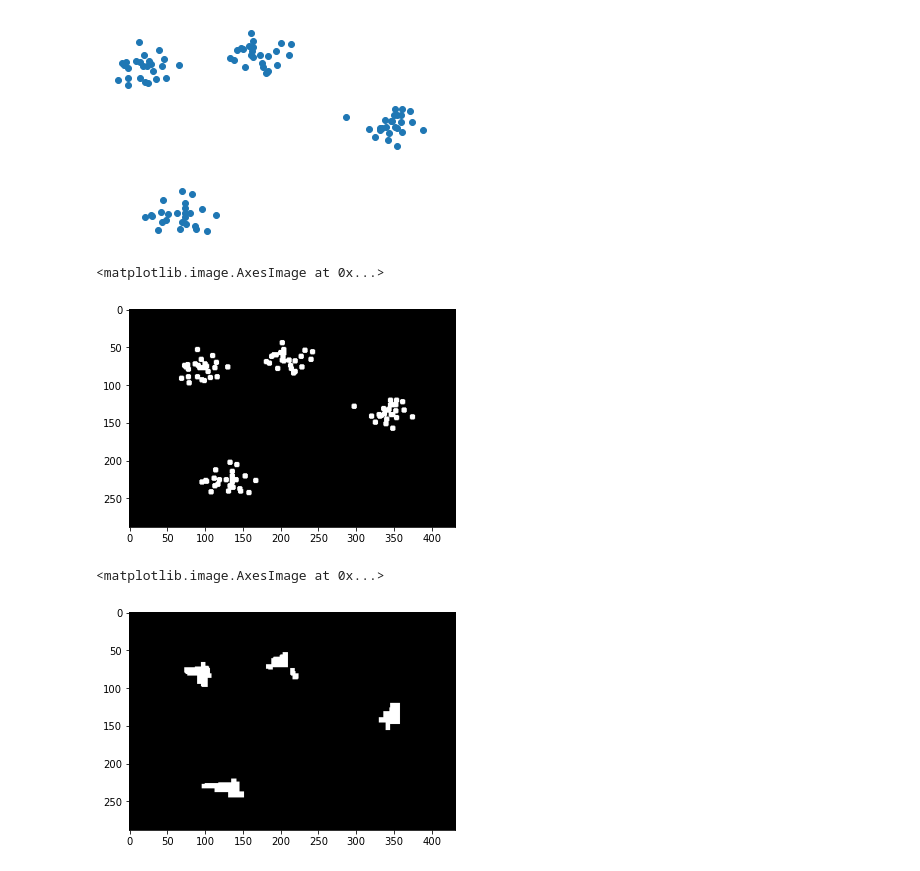
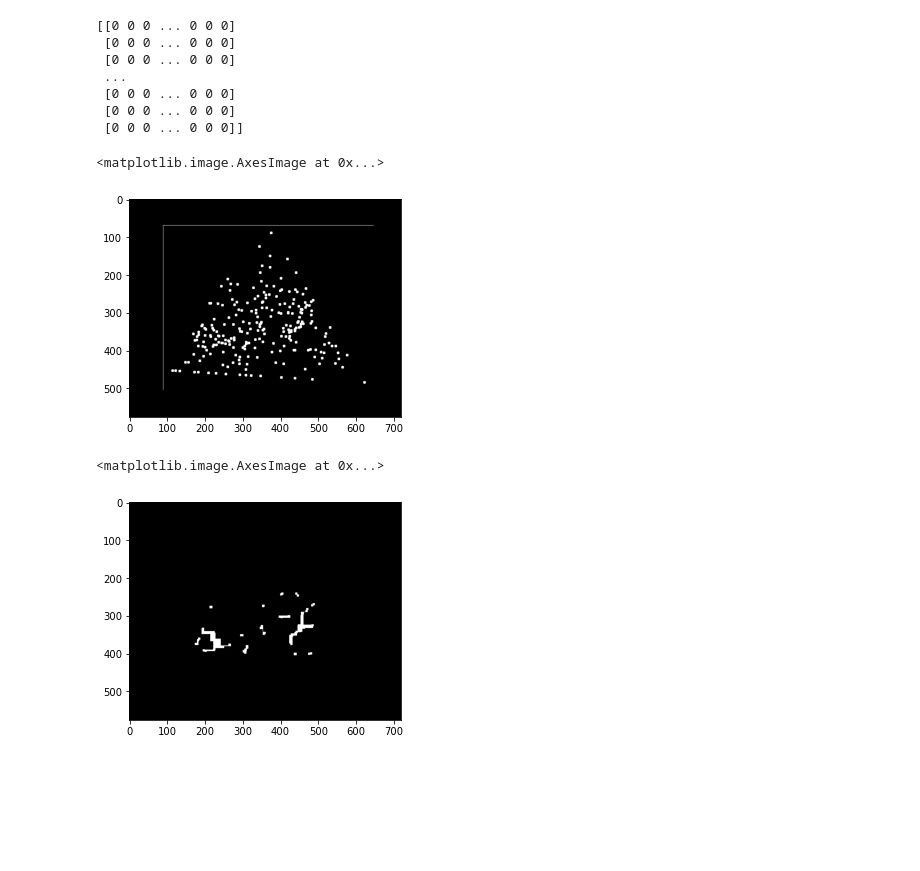
Before and after one commit to nordstromn508/PCA_CCA_Emojiset_Clustering, a Jupyter notebook: Notebook/morphological_operations.ipynb, the cells around one changed output. Saved outputs shown, nothing was run; the diff lists cells and outputs as text; code cells hidden in the pictures; blank space fills up the shorter version.

```diff
--- a/Notebook/morphological_operations.ipynb
+++ b/Notebook/morphological_operations.ipynb
@@ -43,16 +43,23 @@ def get_binary_plot(path):
     plot = cv2.imread(path, cv2.IMREAD_GRAYSCALE)
     bp = plot
     bp[plot == 255] = 0;
-    bp[plot>0] = 255;
+    bp[plot>0] = 1;
     return bp
 # %%
-generate_save_plot(4, 100, 1.0, 42, '../plots/test.png')
-binary_plot = get_binary_plot('../plots/test.png')
+# generate_save_plot(4, 100, 1.0, 42, '../plots/test.png')
+binary_plot = get_binary_plot('../plots/predict/unknow_2.png')
+print(binary_plot)
 plt.imshow(binary_plot, cmap='gray')
 # %% [output]
+[[0 0 0 ... 0 0 0]
+ [0 0 0 ... 0 0 0]
+ [0 0 0 ... 0 0 0]
+ ...
+ [0 0 0 ... 0 0 0]
+ [0 0 0 ... 0 0 0]
+ [0 0 0 ... 0 0 0]]
+<matplotlib.image.AxesImage at 0x...>
-[figure, old version]
+[figure, new version]
-<matplotlib.image.AxesImage at 0x...>
-[figure, removed]
 # %%
 s1=(6,6)
 kernel = cv2.getStructuringElement(cv2.MORPH_RECT, s1)
@@ -67,4 +74,4 @@ morph2 = cv2.morphologyEx(morph1, cv2.MORPH_CLOSE, kernel)
 plt.imshow(morph2, cmap='gray')
 # %% [output]
 <matplotlib.image.AxesImage at 0x...>
-[figure, old version]
+[figure, new version]
```
Also changed, not shown: parts of 4 cells of this notebook, 1 other file.
